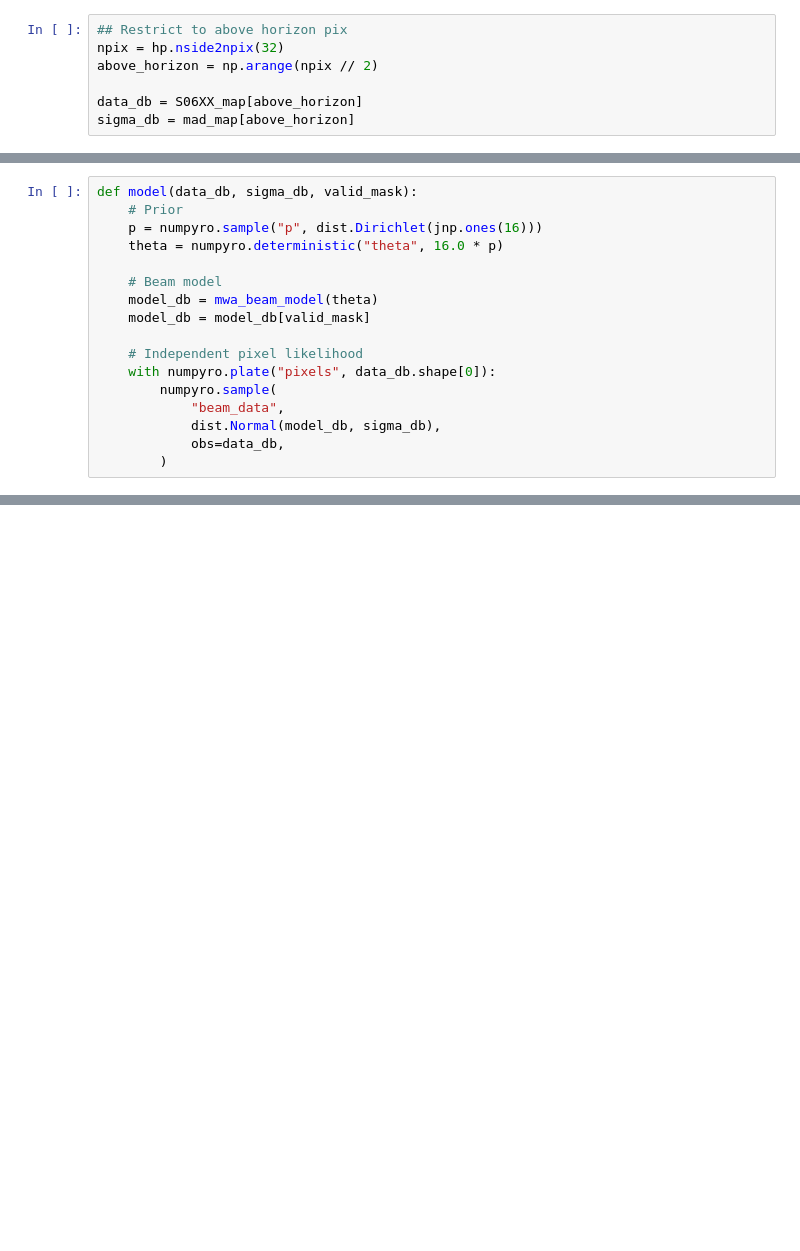
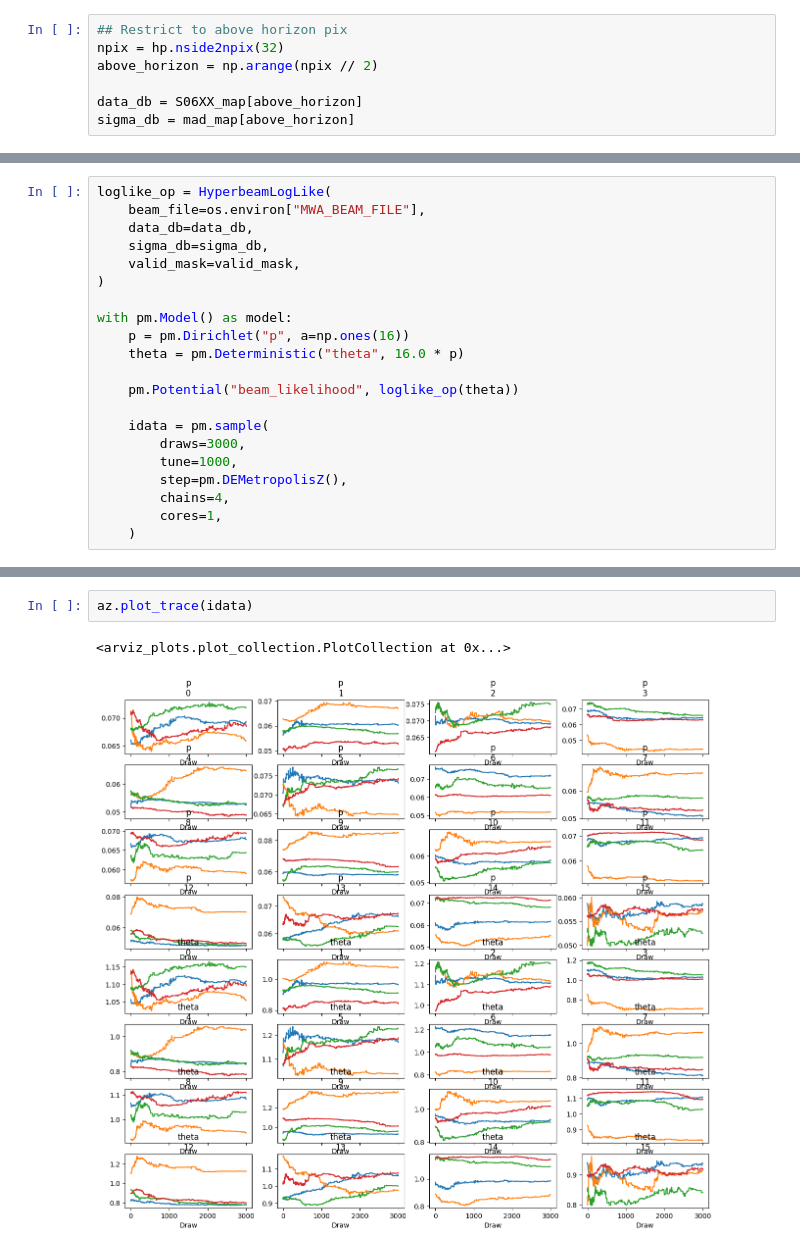
Before and after one commit to amanchokshi/embers-passes, a Jupyter notebook: notebooks/dipole_beam_fit.ipynb, the cells around one changed output, grey strips where cells are left out. Drawn from its saved outputs; the diff is of its cells as text; blank space fills up the shorter version.

Commit message:
Refactor from numpyro to pymc

```diff
--- a/notebooks/dipole_beam_fit.ipynb
+++ b/notebooks/dipole_beam_fit.ipynb
@@ -311,17 +297,0 @@ def mwa_beam_model(theta):
-# %%
-def model(data_db, sigma_db, valid_mask):
-    # Prior
-    p = numpyro.sample("p", dist.Dirichlet(jnp.ones(16)))
-    theta = numpyro.deterministic("theta", 16.0 * p)
-
-    # Beam model
-    model_db = mwa_beam_model(theta)
-    model_db = model_db[valid_mask]
-
-    # Independent pixel likelihood
-    with numpyro.plate("pixels", data_db.shape[0]):
-        numpyro.sample(
-            "beam_data",
-            dist.Normal(model_db, sigma_db),
-            obs=data_db,
-        )
@@ -352,0 +332,21 @@ The error occurred while tracing the function _fun at /Users/achokshi/Repos/embe
+# %%
+loglike_op = HyperbeamLogLike(
+    beam_file=os.environ["MWA_BEAM_FILE"],
+    data_db=data_db,
+    sigma_db=sigma_db,
+    valid_mask=valid_mask,
+)
+
+with pm.Model() as model:
+    p = pm.Dirichlet("p", a=np.ones(16))
+    theta = pm.Deterministic("theta", 16.0 * p)
+
+    pm.Potential("beam_likelihood", loglike_op(theta))
+
+    idata = pm.sample(
+        draws=3000,
+        tune=1000,
+        step=pm.DEMetropolisZ(),
+        chains=4,
+        cores=1,
+    )
@@ -352,0 +364,5 @@ The error occurred while tracing the function _fun at /Users/achokshi/Repos/embe
+# %%
+az.plot_trace(idata)
+# %% [output]
+<arviz_plots.plot_collection.PlotCollection at 0x...>
+[figure, added]
```
Also changed, not shown: parts of 10 cells of this notebook.
